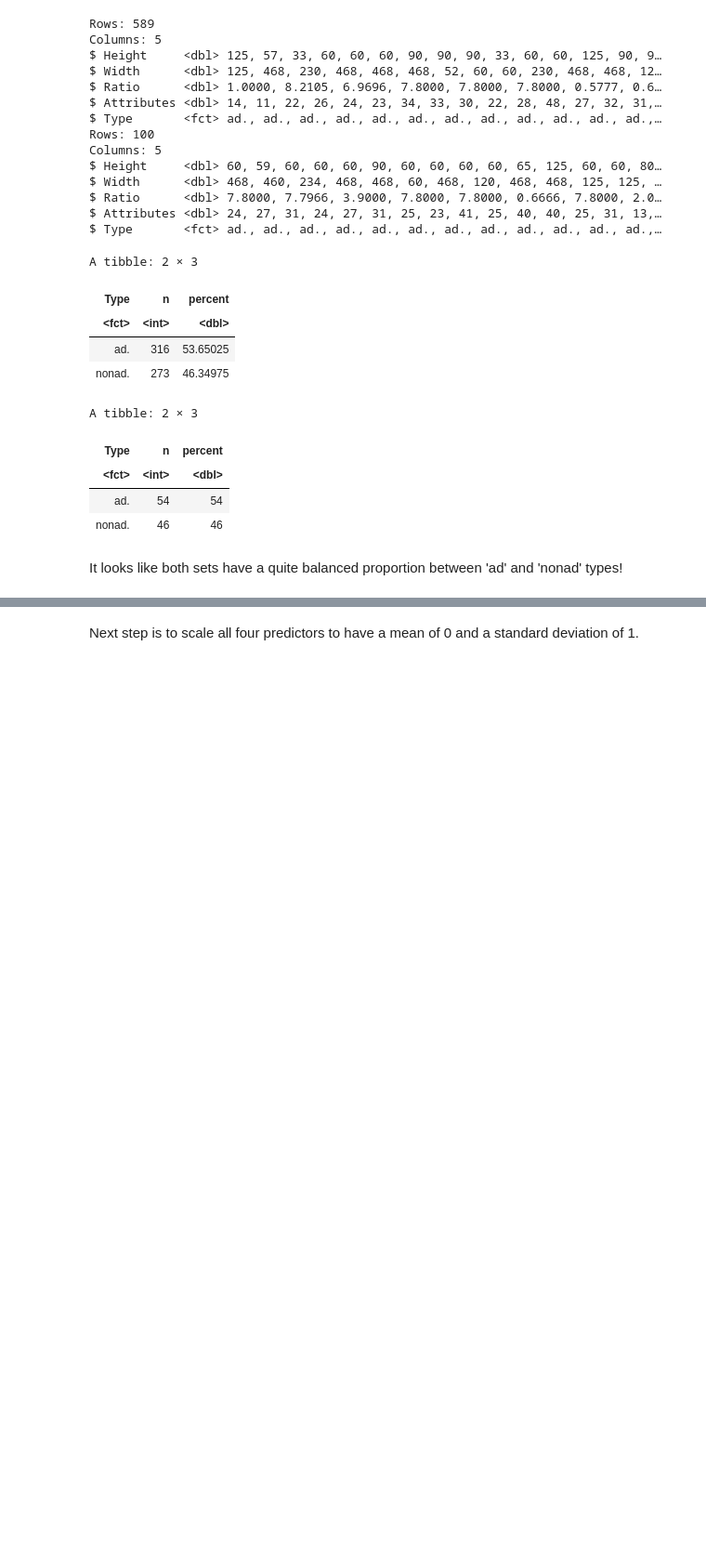
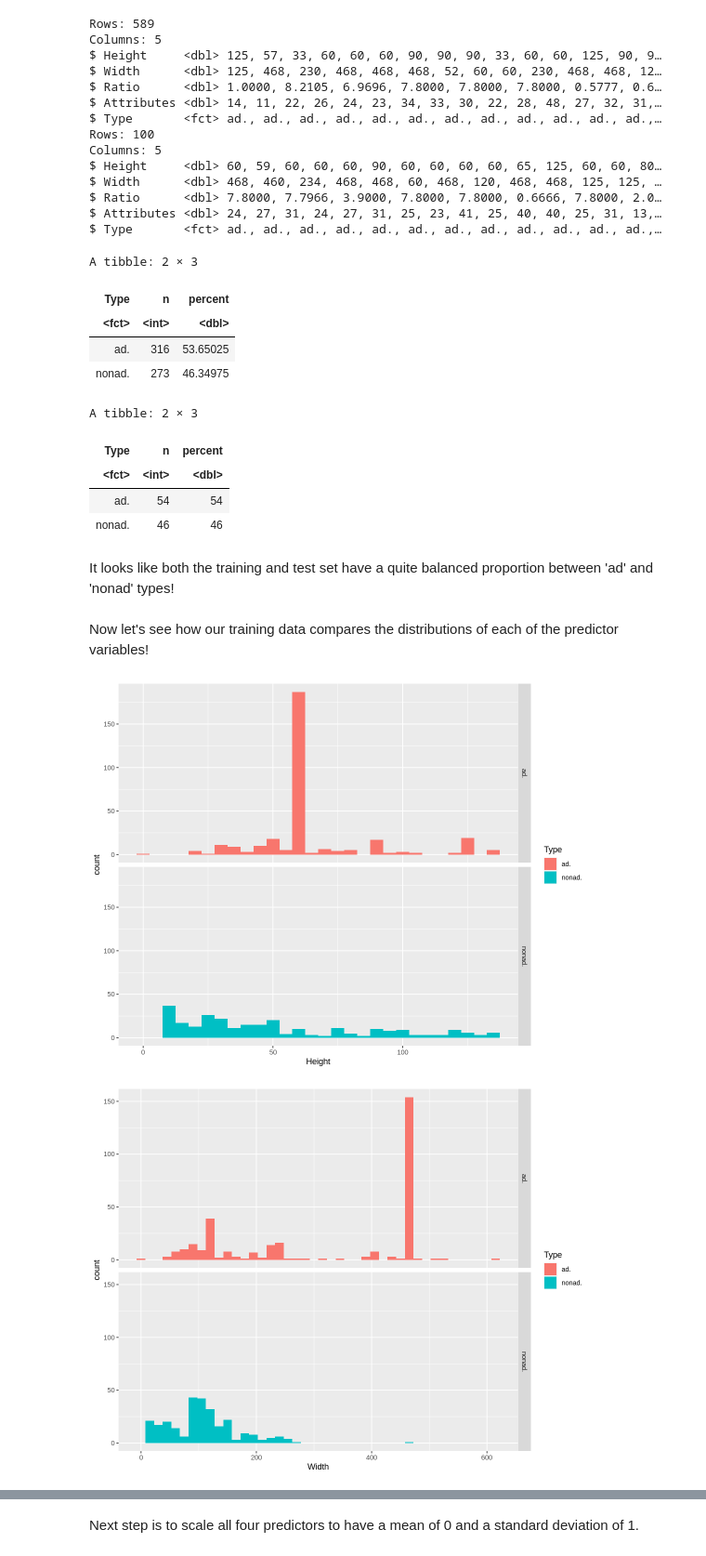
Before and after one commit to msamanthaf/Ad_Classification_DSCI, a Jupyter notebook: Advertisement_Classification.ipynb, the cells around one changed output, grey strips where cells are left out. Shown at 93% size. Cells and saved outputs as stored; diff of their text form; code cells hidden in the pictures; blank space fills up the shorter version.

Commit message:
Added histogram

```diff
--- a/Advertisement_Classification.ipynb
+++ b/Advertisement_Classification.ipynb
@@ -279,4 +257,26 @@ A tibble: 2 × 3
 | ad. | 54 | 54 |
 | nonad. | 46 | 46 |
 # %% [markdown]
-It looks like both sets have a quite balanced proportion between 'ad' and 'nonad' types!
+It looks like both the training and test set have a quite balanced proportion between 'ad' and 'nonad' types!
+# %% [markdown]
+Now let's see how our training data compares the distributions of each of the predictor variables!
+# %%
+height_hist <- ggplot(ad_train, aes(x = Height, fill = Type)) +
+               geom_histogram(binwidth = 5) +
+               facet_grid(rows = vars(Type))
+height_hist
+width_hist <- ggplot(ad_train, aes(x = Width, fill = Type)) +
+              geom_histogram(binwidth = 15) +
+              facet_grid(rows = vars(Type))
+width_hist
+ratio_hist <- ggplot(ad_train, aes(x = Ratio, fill = Type)) +
+              geom_histogram(binwidth = 0.4) +
+              facet_grid(rows = vars(Type))
+ratio_hist
+attri_hist <- ggplot(ad_train, aes(x = Attributes, fill = Type)) +
+              geom_histogram(binwidth = 0.5) +
+              facet_grid(rows = vars(Type))
+attri_hist
+# %% [output]
+[figure, added]
+[figure, added]
```
Also changed, not shown: parts of 15 cells of this notebook.
